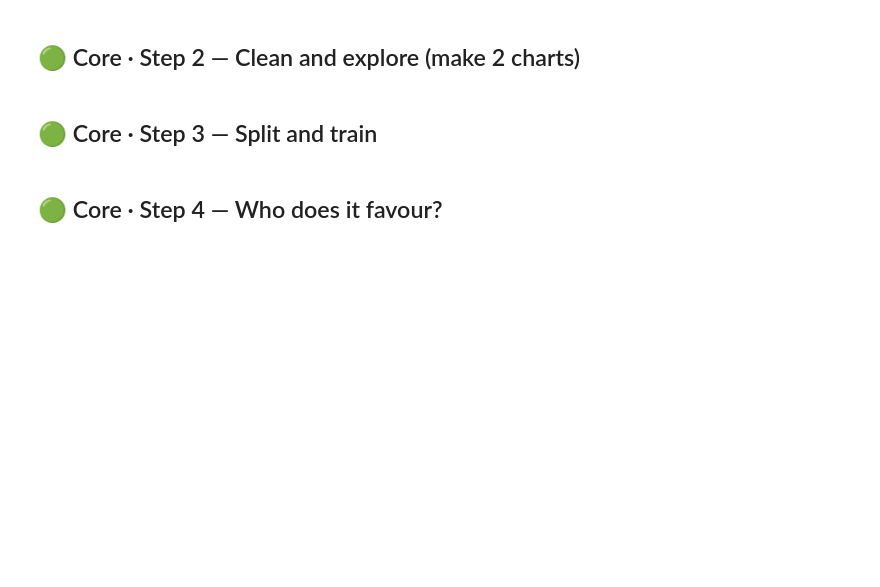
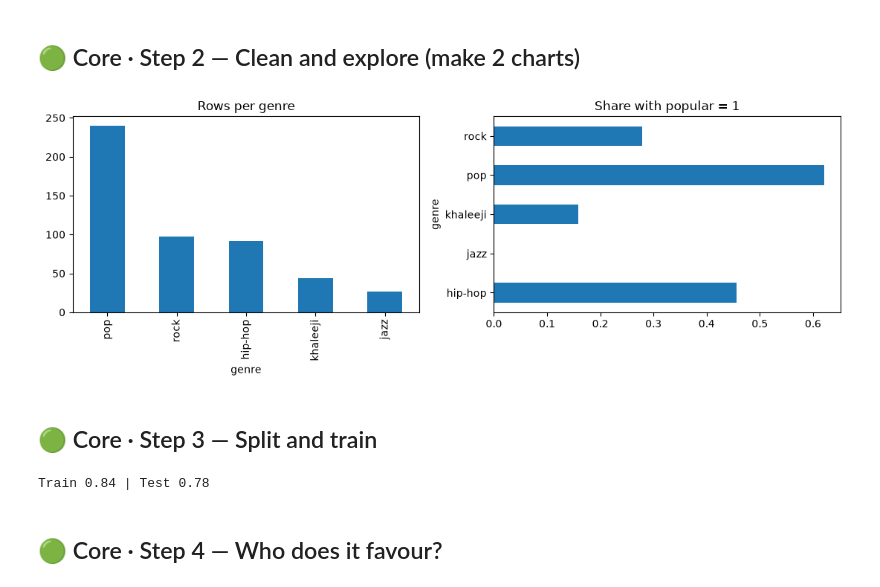
Before and after one commit to beansebrrr/uca-aic-notebooks, a Jupyter notebook: week-03/W03_B_Lab_Notebook_Your_First_Predictor.ipynb, the cells around one changed output. Drawn from its saved outputs; the diff is of its cells as text; code cells hidden in the pictures; blank space fills up the shorter version.

```diff
--- a/week-03/W03_B_Lab_Notebook_Your_First_Predictor.ipynb
+++ b/week-03/W03_B_Lab_Notebook_Your_First_Predictor.ipynb
@@ -76,7 +76,8 @@ def make_dataset(kind="songs", n=500, seed=11):
 ## 🟢 Core · Step 1 — Choose your dataset
 Options: `"songs"`, `"films"`, `"artworks"`, `"fashion"`. Using your own CSV? `df = pd.read_csv("my_data.csv")`.
 # %%
-kind = FILL_ME                      # e.g. "fashion"
+# I'm gonna use songs because I like songs
+kind = "songs"
 df = make_dataset(kind)
 label = df.columns[-1]               # the last column is the label
 print("Predicting:", label)
@@ -86,12 +95,14 @@ df.head()
 # %%
 import matplotlib.pyplot as plt
 df = df.fillna(df.median(numeric_only=True))
-group_col = df.select_dtypes("object").columns[0]          # the category column, e.g. genre
+group_col = df.select_dtypes("str").columns[0]  # the category column, e.g. genre
 
 fig, axes = plt.subplots(1, 2, figsize=(11, 4))
 df[group_col].value_counts().plot.bar(ax=axes[0], title=f"Rows per {group_col}")
 df.groupby(group_col)[label].mean().plot.barh(ax=axes[1], title=f"Share with {label} = 1")
 plt.tight_layout(); plt.show()
+# %% [output]
+[figure, added]
 # %% [markdown]
 ## 🟢 Core · Step 3 — Split and train
 # %%
@@ -100,11 +111,13 @@ from sklearn.tree import DecisionTreeClassifier
 
 X = pd.get_dummies(df.drop(columns=label), columns=[group_col])
 y = df[label]
-X_train, X_test, y_train, y_test = train_test_split(X, y, test_size=FILL_ME, random_state=0, stratify=y)   # e.g. 0.25
+X_train, X_test, y_train, y_test = train_test_split(X, y, test_size=0.25, random_state=0, stratify=y)   # e.g. 0.25
 
-model = DecisionTreeClassifier(max_depth=FILL_ME, random_state=0)     # try 2, 4, 8
+model = DecisionTreeClassifier(max_depth=4, random_state=0)     # try 2, 4, 8
 model.fit(X_train, y_train)
 print(f"Train {model.score(X_train, y_train):.2f} | Test {model.score(X_test, y_test):.2f}")
+# %% [output]
+Train 0.84 | Test 0.78
 # %% [markdown]
 ## 🟢 Core · Step 4 — Who does it favour?
 # %%
```
Also changed, not shown: parts of 3 cells of this notebook, 6 other files.
